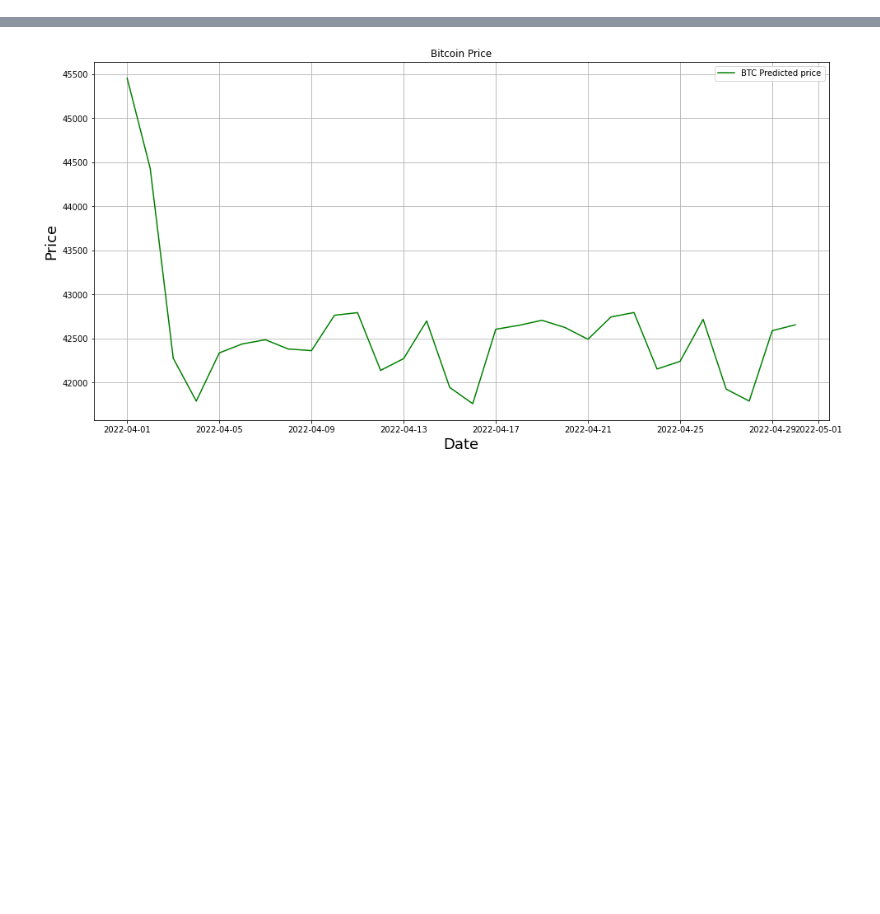
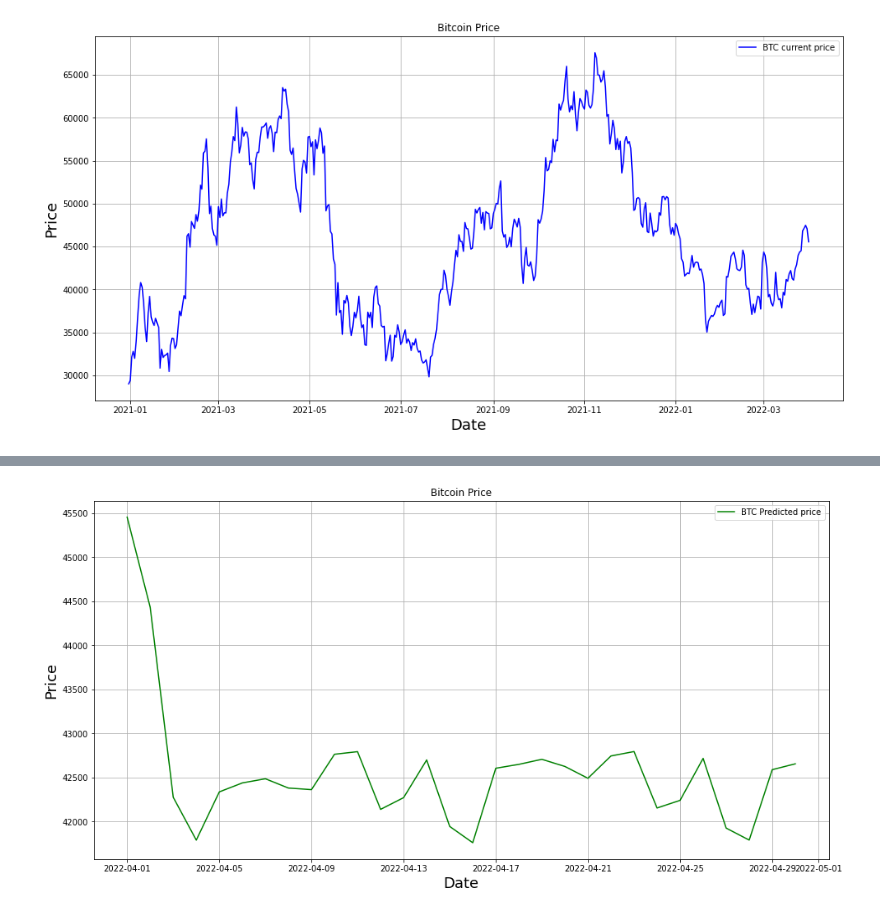
Before and after one commit to Marufibragimov11/Crypto_currency_forecast, a Jupyter notebook: Crypto Forecast.ipynb, the cells around one changed output, grey strips where cells are left out. Drawn from its saved outputs; the diff is of its cells as text; code cells hidden in the pictures; blank space fills up the shorter version.

```diff
--- a/Crypto Forecast.ipynb
+++ b/Crypto Forecast.ipynb
@@ -34,16 +34,19 @@ res_data.tail()
 # %%
 res_data = res_data[["Date", "Close"]]
 res_data["Date"] = pd.to_datetime(res_data.Date)
+# px.line(res_data['Close'], x=res_data['Date'], y=res_data['Close'], title='Crypto forecast')
+
 # res_data["Close"].plot(figsize=(16, 8), title="BTC Current Prices", fontsize=15, label="Close Price")
 
-px.line(res_data['Close'], x=res_data['Date'], y=res_data['Close'], title='Crypto forecast')
-
-# plt.figure(figsize = (16, 8))
-# plt.grid(True)
-# plt.plot(data['Close'], color = 'blue', label='BTC current price')
-# plt.title('Bitcoin Price')
-# plt.xlabel('Date', fontsize = 18)
-# plt.ylabel('Price', fontsize = 18)
+plt.figure(figsize = (16, 8))
+plt.grid(True)
+plt.plot(data['Close'], color = 'blue', label='BTC current price')
+plt.title('Bitcoin Price')
+plt.xlabel('Date', fontsize = 18)
+plt.ylabel('Price', fontsize = 18)
+plt.legend()
+plt.show()
 # plt.legend()
+# plt.grid()
 # plt.show()
 # %% [output]
@@ -51,3 +53,4 @@ px.line(res_data['Close'], x=res_data['Date'], y=res_data['Close'], title='Crypt
+[figure, added]
 # %%
 from autots import AutoTS
 model = AutoTS(forecast_length=30, frequency='infer',
```
Also changed, not shown: parts of 7 cells of this notebook.
